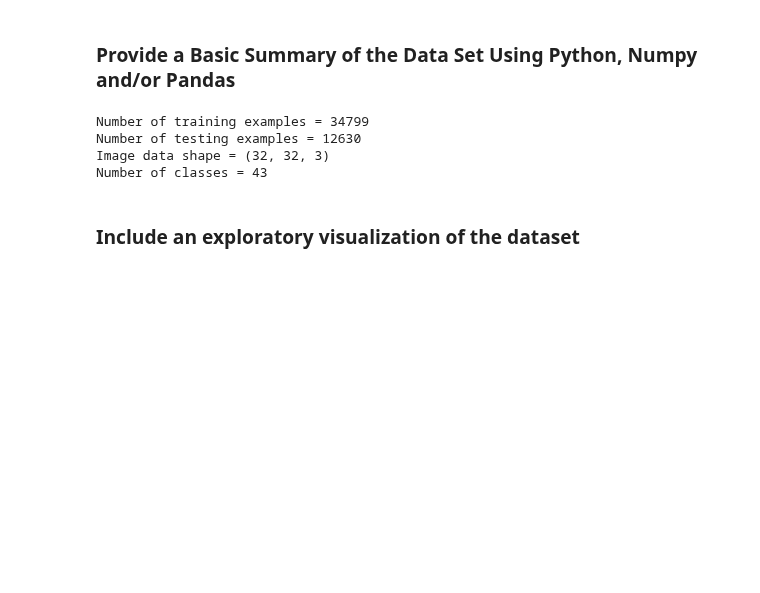
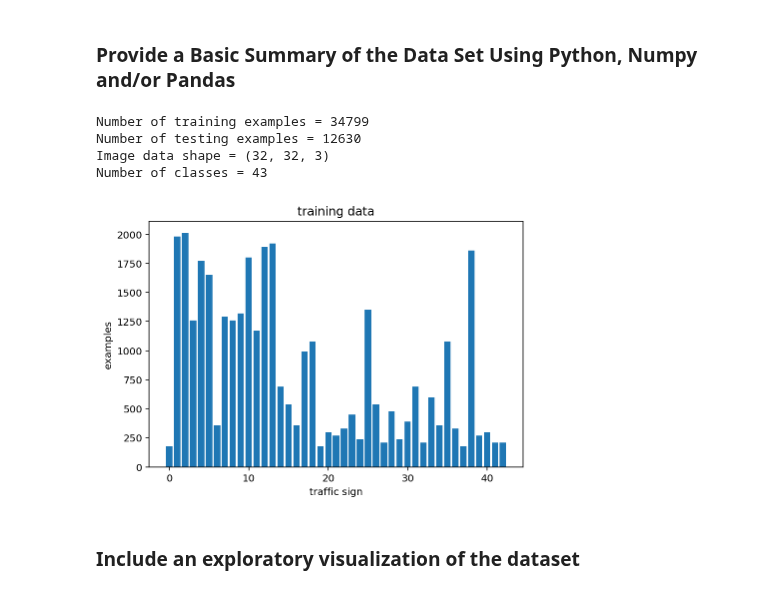
Before and after one commit to falangjoe/self-driving, a Jupyter notebook: CarND-Traffic-Sign-Classifier-Project/Traffic_Sign_Classifier.ipynb, the cells around one changed output. Cells and saved outputs as stored; diff of their text form; code cells hidden in the pictures; blank space fills up the shorter version.

Commit message:
adding training data barchart

```diff
--- a/CarND-Traffic-Sign-Classifier-Project/Traffic_Sign_Classifier.ipynb
+++ b/CarND-Traffic-Sign-Classifier-Project/Traffic_Sign_Classifier.ipynb
@@ -88,6 +88,25 @@ Number of training examples = 34799
 Number of testing examples = 12630
 Image data shape = (32, 32, 3)
 Number of classes = 43
+# %%
+import matplotlib.pyplot as plt
+%matplotlib inline
+%config InlineBackend.figure_format = 'retina'
+
+from collections import Counter as Counter
+class_counts = Counter(y_train)
+
+y_pos = list(class_counts.values())
+x_pos = list(class_counts)
+
+plt.bar(x_pos,y_pos, align='center')
+plt.tight_layout()
+plt.xlabel('traffic sign')
+plt.ylabel('examples')
+plt.title('training data')
+plt.show()
+# %% [output]
+[figure, added]
 # %% [markdown]
 ### Include an exploratory visualization of the dataset
 # %% [markdown]
```
Also changed, not shown: parts of 7 cells of this notebook, 1 other file.
